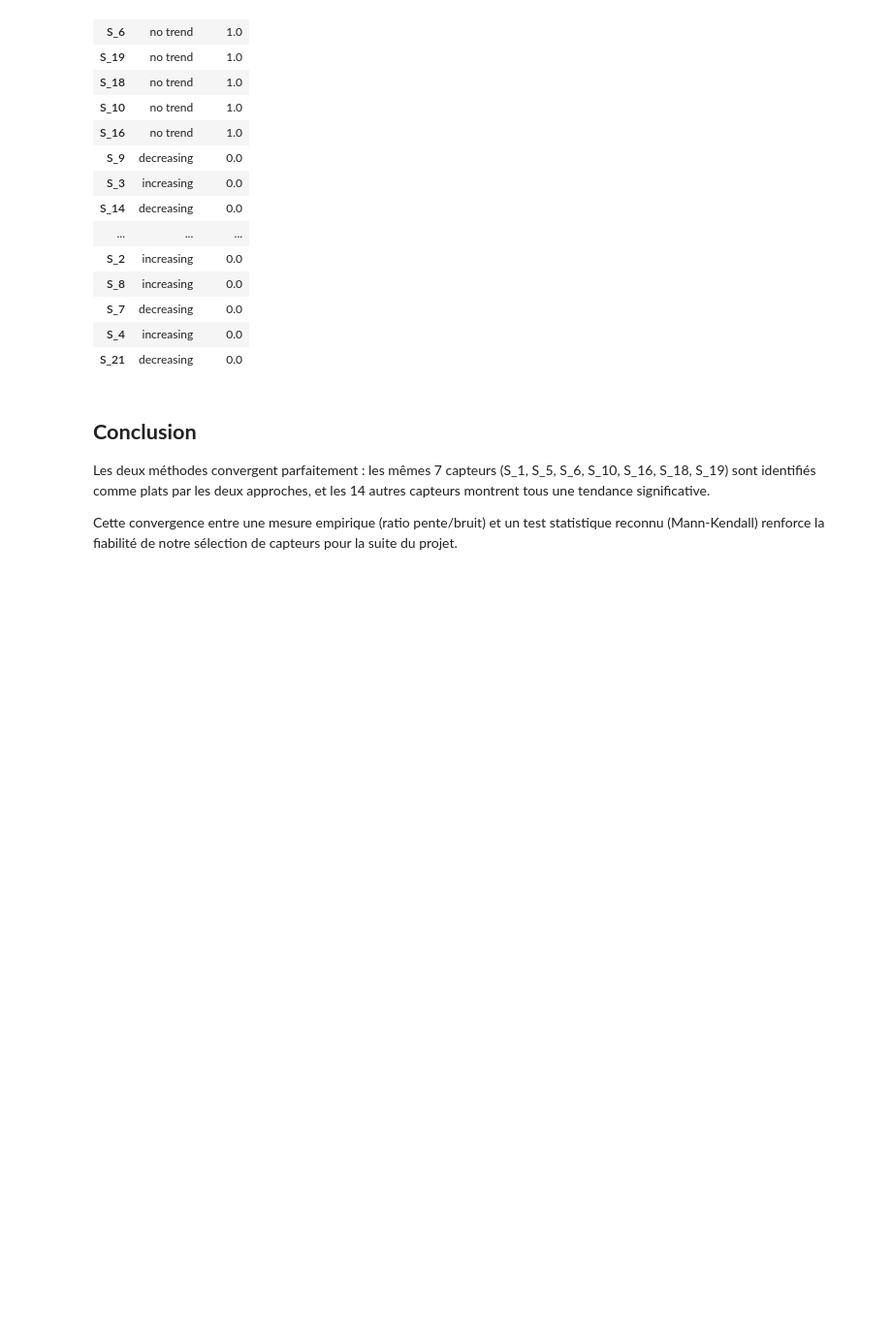
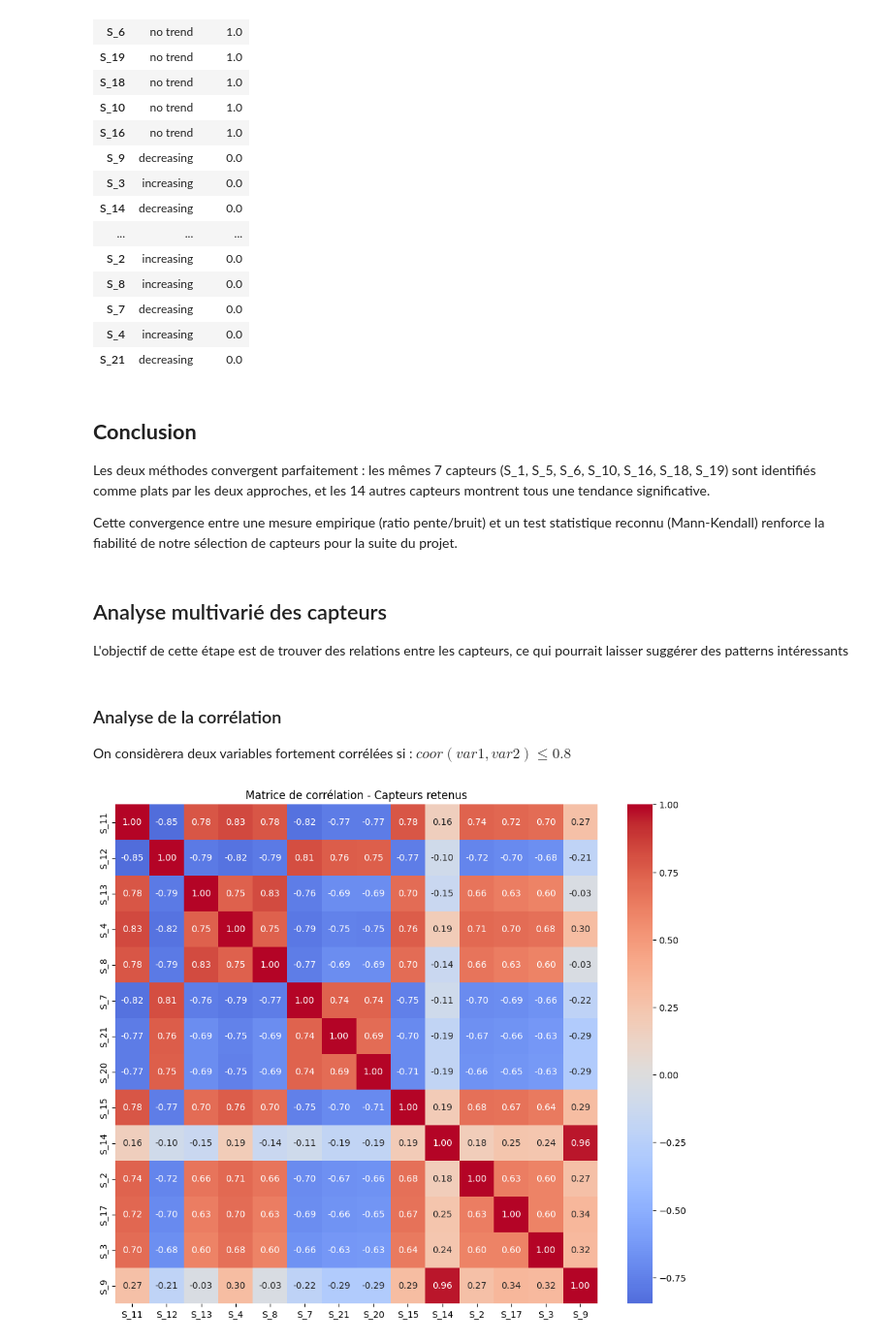
Before and after one commit to WilsonBrade/projet7-maintenance-predictive, a Jupyter notebook: notebooks/01_eda.ipynb, the cells around one changed output. Shown at 97% size. Saved outputs shown, nothing was run; the diff lists cells and outputs as text; code cells hidden in the pictures; blank space fills up the shorter version.

Commit message:
Analyse multivarié des capteurs

```diff
--- a/notebooks/01_eda.ipynb
+++ b/notebooks/01_eda.ipynb
@@ -183,3 +188,6 @@ ratios
 | S_19 | 0.000000 |
 | S_18 | 0.000000 |
 dtype: float64
+# %%
+valid_capteur = ratios[ratios > 0].index.to_list()
+valid_capteur
@@ -282,3 +305,22 @@ trend_df.sort_values(ascending=False, by = 'P.value')
 Les deux méthodes convergent parfaitement : les mêmes 7 capteurs (S_1, S_5, S_6, S_10, S_16, S_18, S_19) sont identifiés comme plats par les deux approches, et les 14 autres capteurs montrent tous une tendance significative.
 
 Cette convergence entre une mesure empirique (ratio pente/bruit) et un test statistique reconnu (Mann-Kendall) renforce la fiabilité de notre sélection de capteurs pour la suite du projet.
+# %% [markdown]
+## Analyse multivarié des capteurs
+
+L'objectif de cette étape est de trouver des relations entre les capteurs, ce qui pourrait laisser suggérer des patterns intéressants
+# %% [markdown]
+### Analyse de la corrélation
+
+On considèrera deux variables fortement corrélées si : $coor(var1, var2) \leq 0.8$
+# %%
+# Matrice de correlation entre les capteur
+
+corr_matrix = train_df[valid_capteur].corr(method='pearson')
+
+plt.figure(figsize=(12, 10))
+sns.heatmap(corr_matrix, annot=True, fmt=".2f", cmap="coolwarm", center=0)
+plt.title("Matrice de corrélation - Capteurs retenus")
+plt.show()
+# %% [output]
+[figure, added]
```
Also changed, not shown: parts of 9 cells of this notebook.
